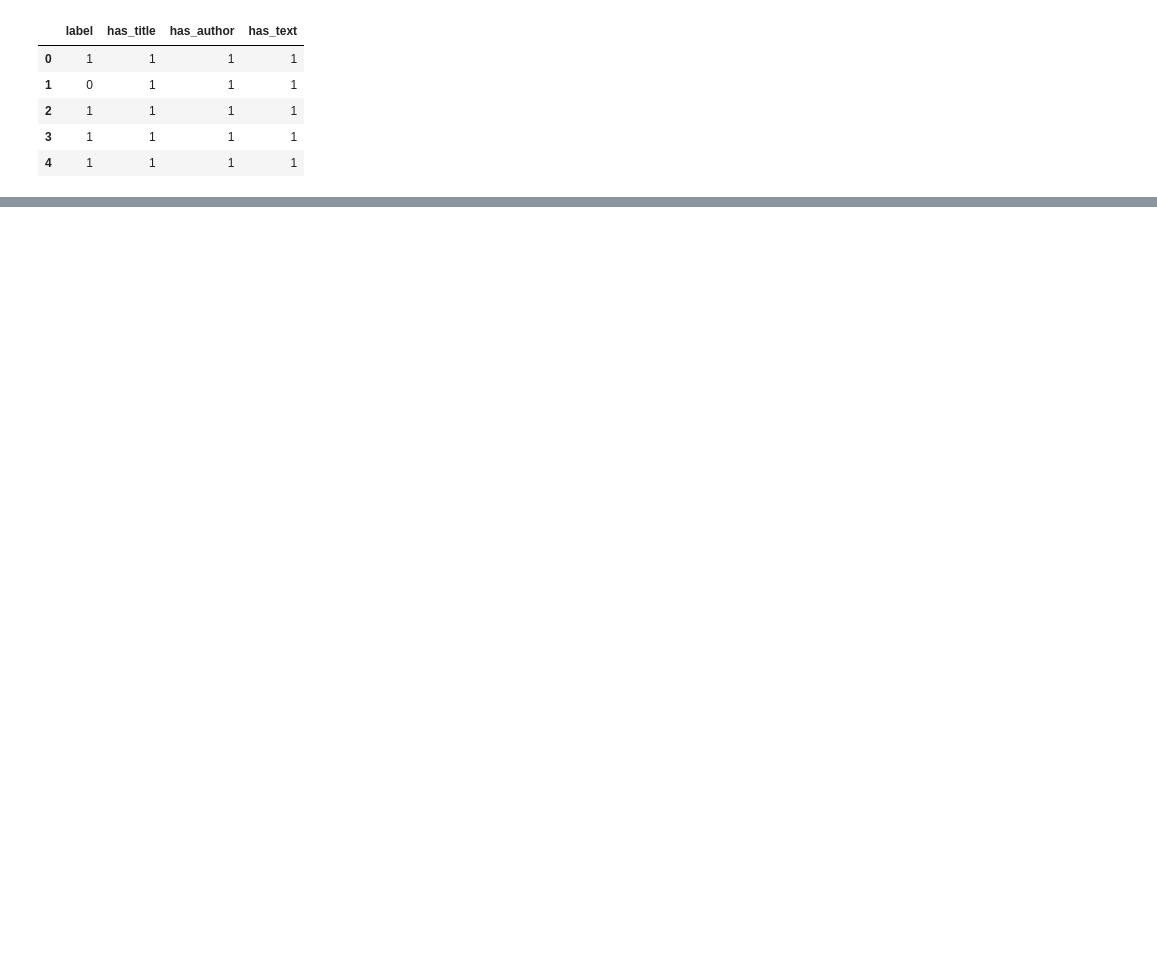
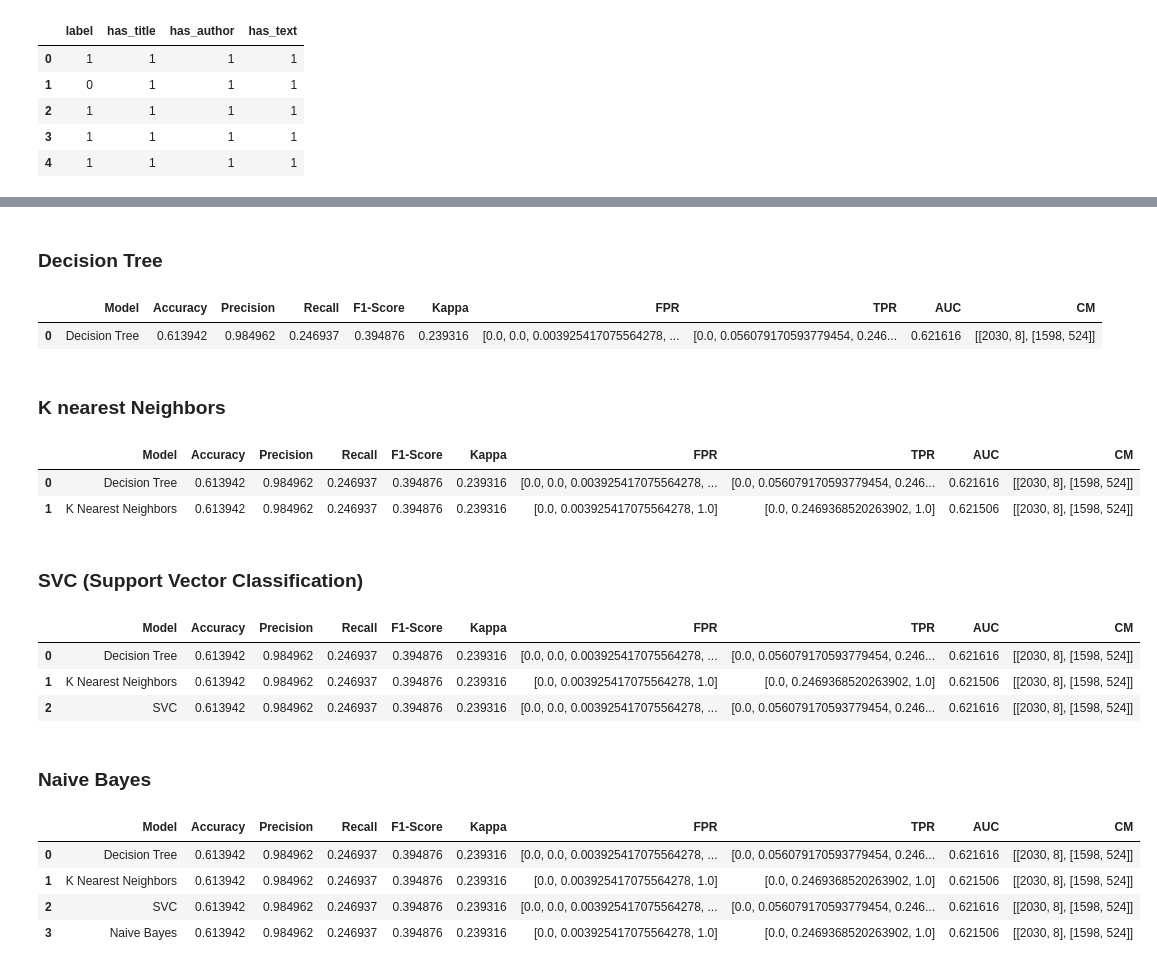
Before and after one commit to Maria-Inigo/Fake-News, a Jupyter notebook: main.ipynb, the cells around one changed output, grey strips where cells are left out. Cells and saved outputs as stored; diff of their text form; code cells hidden in the pictures; blank space fills up the shorter version.

Commit message:
feat: model implementation

```diff
--- a/main.ipynb
+++ b/main.ipynb
@@ -114,0 +288,68 @@ final_df_train.head()
+# %% [markdown]
+### Decision Tree <a class="anchor" id="bullet-2-1"></a>
+# %%
+tree = DecisionTreeClassifier()
+
+tree.fit(X_train,y_train)
+
+eval_tree = evaluate_model(tree, X_test, y_test)
+eval_tree['Model'] = 'Decision Tree'
+
+models_evaluation_df = pd.concat([models_evaluation_df, eval_tree], axis=0, ignore_index=True)
+models_evaluation_df
+# %% [output]
+|  | Model | Accuracy | Precision | Recall | F1-Score | Kappa | FPR | TPR | AUC | CM |
+| 0 | Decision Tree | 0.613942 | 0.984962 | 0.246937 | 0.394876 | 0.239316 | [0.0, 0.0, 0.003925417075564278, ... | [0.0, 0.056079170593779454, 0.246... | 0.621616 | [[2030, 8], [1598, 524]] |
+# %% [markdown]
+### K nearest Neighbors <a class="anchor" id="bullet-2-2"></a>
+# %%
+k = 4
+
+k_neigh = KNeighborsClassifier(n_neighbors = k)
+
+k_neigh.fit(X_train,y_train)
+
+eval_k_neigh = evaluate_model(k_neigh, X_test, y_test)
+eval_k_neigh['Model'] = 'K Nearest Neighbors'
+
+models_evaluation_df = pd.concat([models_evaluation_df, eval_k_neigh], axis=0, ignore_index=True)
+models_evaluation_df
+# %% [output]
+|  | Model | Accuracy | Precision | Recall | F1-Score | Kappa | FPR | TPR | AUC | CM |
+| 0 | Decision Tree | 0.613942 | 0.984962 | 0.246937 | 0.394876 | 0.239316 | [0.0, 0.0, 0.003925417075564278, ... | [0.0, 0.056079170593779454, 0.246... | 0.621616 | [[2030, 8], [1598, 524]] |
+| 1 | K Nearest Neighbors | 0.613942 | 0.984962 | 0.246937 | 0.394876 | 0.239316 | [0.0, 0.003925417075564278, 1.0] | [0.0, 0.2469368520263902, 1.0] | 0.621506 | [[2030, 8], [1598, 524]] |
+# %% [markdown]
+### SVC (Support Vector Classification) <a class="anchor" id="bullet-2-3"></a>
+# %%
+svc = SVC(kernel='rbf', probability=True)
+
+svc.fit(X_train,y_train)
+
+eval_svc = evaluate_model(svc, X_test, y_test)
+eval_svc['Model'] = 'SVC'
+
+models_evaluation_df = pd.concat([models_evaluation_df, eval_svc], axis=0, ignore_index=True)
+models_evaluation_df
+# %% [output]
+|  | Model | Accuracy | Precision | Recall | F1-Score | Kappa | FPR | TPR | AUC | CM |
+| 0 | Decision Tree | 0.613942 | 0.984962 | 0.246937 | 0.394876 | 0.239316 | [0.0, 0.0, 0.003925417075564278, ... | [0.0, 0.056079170593779454, 0.246... | 0.621616 | [[2030, 8], [1598, 524]] |
+| 1 | K Nearest Neighbors | 0.613942 | 0.984962 | 0.246937 | 0.394876 | 0.239316 | [0.0, 0.003925417075564278, 1.0] | [0.0, 0.2469368520263902, 1.0] | 0.621506 | [[2030, 8], [1598, 524]] |
+| 2 | SVC | 0.613942 | 0.984962 | 0.246937 | 0.394876 | 0.239316 | [0.0, 0.0, 0.003925417075564278, ... | [0.0, 0.056079170593779454, 0.246... | 0.621616 | [[2030, 8], [1598, 524]] |
+# %% [markdown]
+### Naive Bayes <a class="anchor" id="bullet-2-4"></a>
+# %%
+gnb = GaussianNB()
+
+gnb.fit(X_train,y_train)
+
+eval_gnb = evaluate_model(gnb, X_test, y_test)
+eval_gnb['Model'] = 'Naive Bayes'
+
+models_evaluation_df = pd.concat([models_evaluation_df, eval_gnb], axis=0, ignore_index=True)
+models_evaluation_df
+# %% [output]
+|  | Model | Accuracy | Precision | Recall | F1-Score | Kappa | FPR | TPR | AUC | CM |
+| 0 | Decision Tree | 0.613942 | 0.984962 | 0.246937 | 0.394876 | 0.239316 | [0.0, 0.0, 0.003925417075564278, ... | [0.0, 0.056079170593779454, 0.246... | 0.621616 | [[2030, 8], [1598, 524]] |
+| 1 | K Nearest Neighbors | 0.613942 | 0.984962 | 0.246937 | 0.394876 | 0.239316 | [0.0, 0.003925417075564278, 1.0] | [0.0, 0.2469368520263902, 1.0] | 0.621506 | [[2030, 8], [1598, 524]] |
+| 2 | SVC | 0.613942 | 0.984962 | 0.246937 | 0.394876 | 0.239316 | [0.0, 0.0, 0.003925417075564278, ... | [0.0, 0.056079170593779454, 0.246... | 0.621616 | [[2030, 8], [1598, 524]] |
+| 3 | Naive Bayes | 0.613942 | 0.984962 | 0.246937 | 0.394876 | 0.239316 | [0.0, 0.003925417075564278, 1.0] | [0.0, 0.2469368520263902, 1.0] | 0.621506 | [[2030, 8], [1598, 524]] |
```
Also changed, not shown: parts of 24 cells of this notebook.
